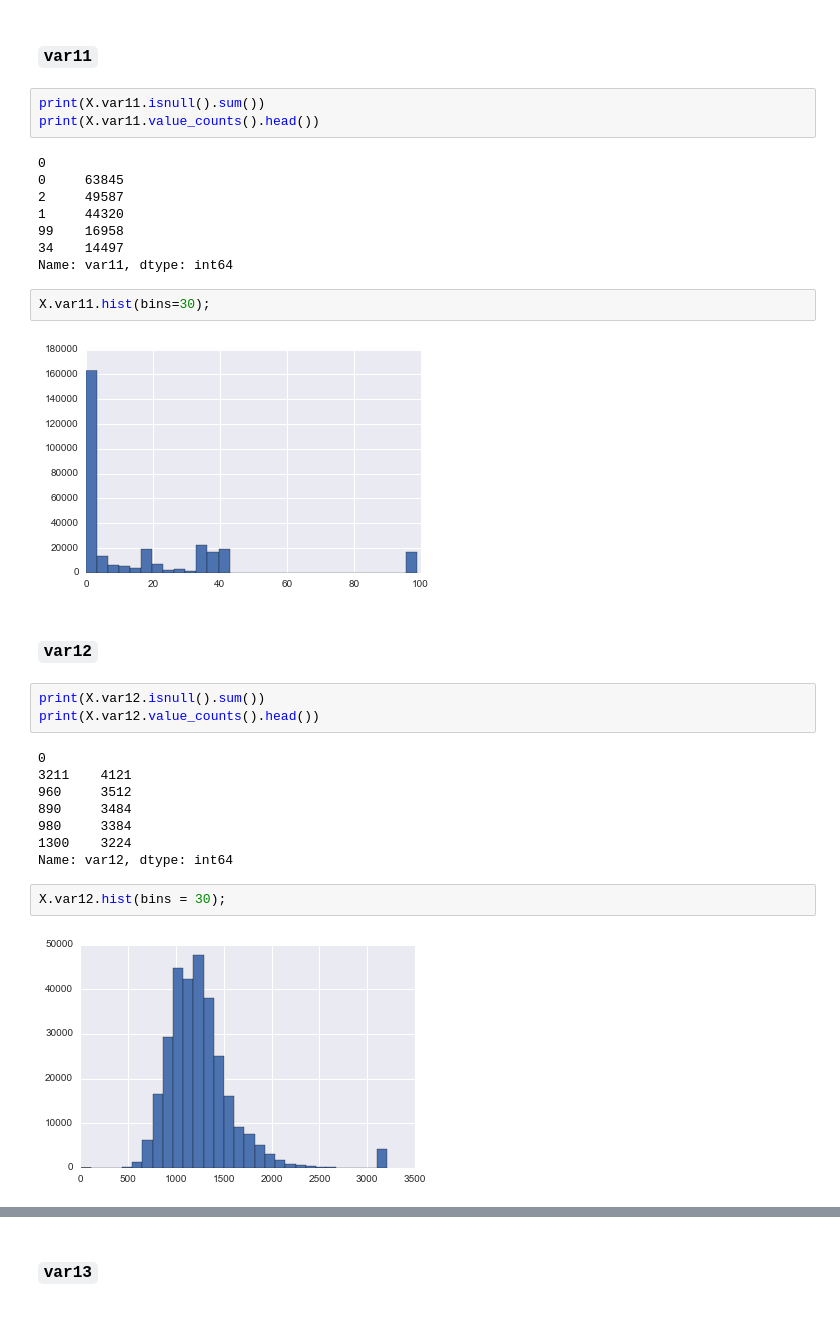
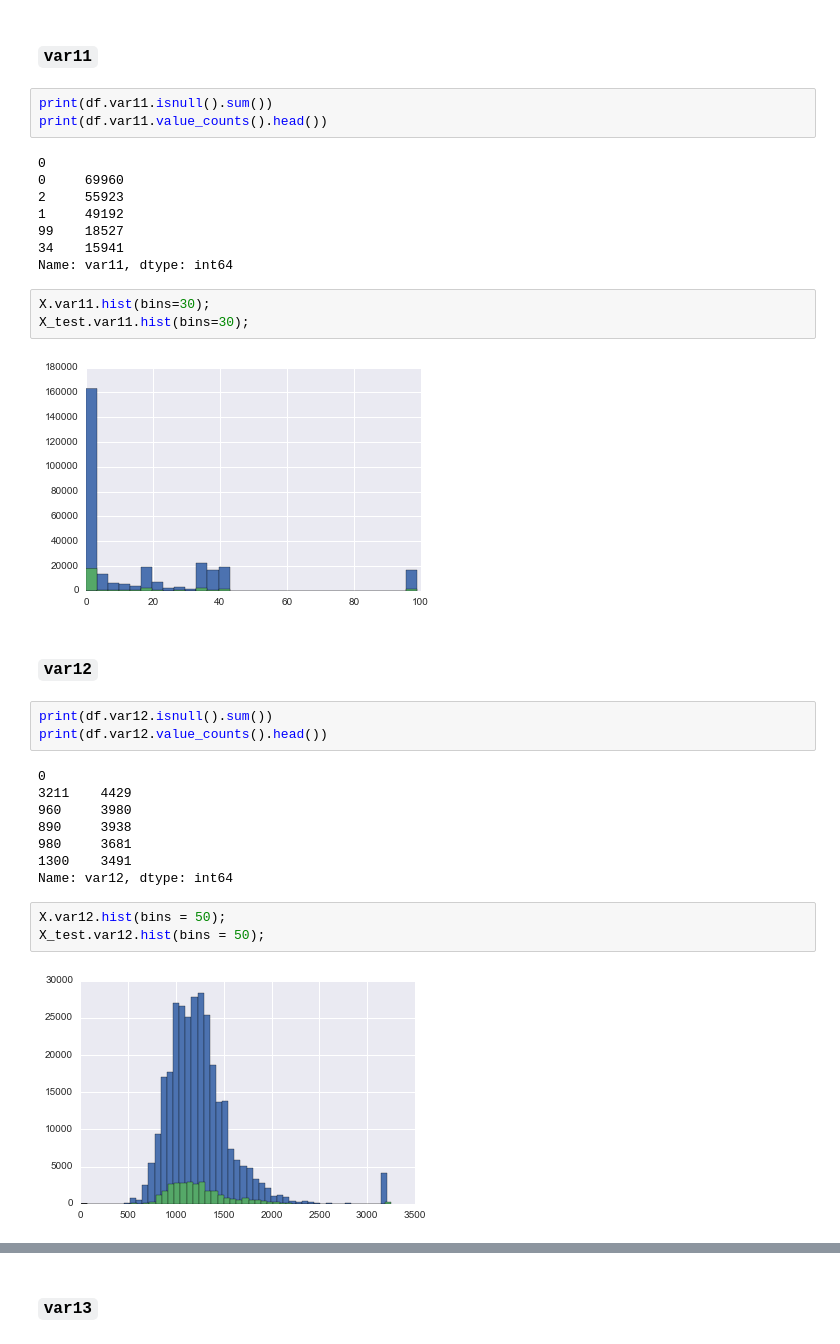
Before and after one commit to demidovakatya/competitions, a Jupyter notebook: exploratory_data_analysis.ipynb, the cells around one changed output, grey strips where cells are left out. Drawn from its saved outputs; the diff is of its cells as text.

```diff
--- a/exploratory_data_analysis.ipynb
+++ b/exploratory_data_analysis.ipynb
@@ -675,34 +700,36 @@ X.var10.hist(bins=30);
 # %% [markdown]
 ### `var11`
 # %%
-print(X.var11.isnull().sum())
-print(X.var11.value_counts().head())
+print(df.var11.isnull().sum())
+print(df.var11.value_counts().head())
 # %% [output]
 0
-0     63845
-2     49587
-1     44320
-99    16958
-34    14497
+0     69960
+2     55923
+1     49192
+99    18527
+34    15941
 Name: var11, dtype: int64
 # %%
 X.var11.hist(bins=30);
+X_test.var11.hist(bins=30);
 # %% [output]
-[figure, old version]
+[figure, new version]
 # %% [markdown]
 ### `var12`
 # %%
-print(X.var12.isnull().sum())
-print(X.var12.value_counts().head())
+print(df.var12.isnull().sum())
+print(df.var12.value_counts().head())
 # %% [output]
 0
-3211    4121
-960     3512
-890     3484
-980     3384
-1300    3224
+3211    4429
+960     3980
+890     3938
+980     3681
+1300    3491
 Name: var12, dtype: int64
 # %%
-X.var12.hist(bins = 30);
+X.var12.hist(bins = 50);
+X_test.var12.hist(bins = 50);
 # %% [output]
-[figure, old version]
+[figure, new version]
```
Also changed, not shown: parts of 30 cells of this notebook.
